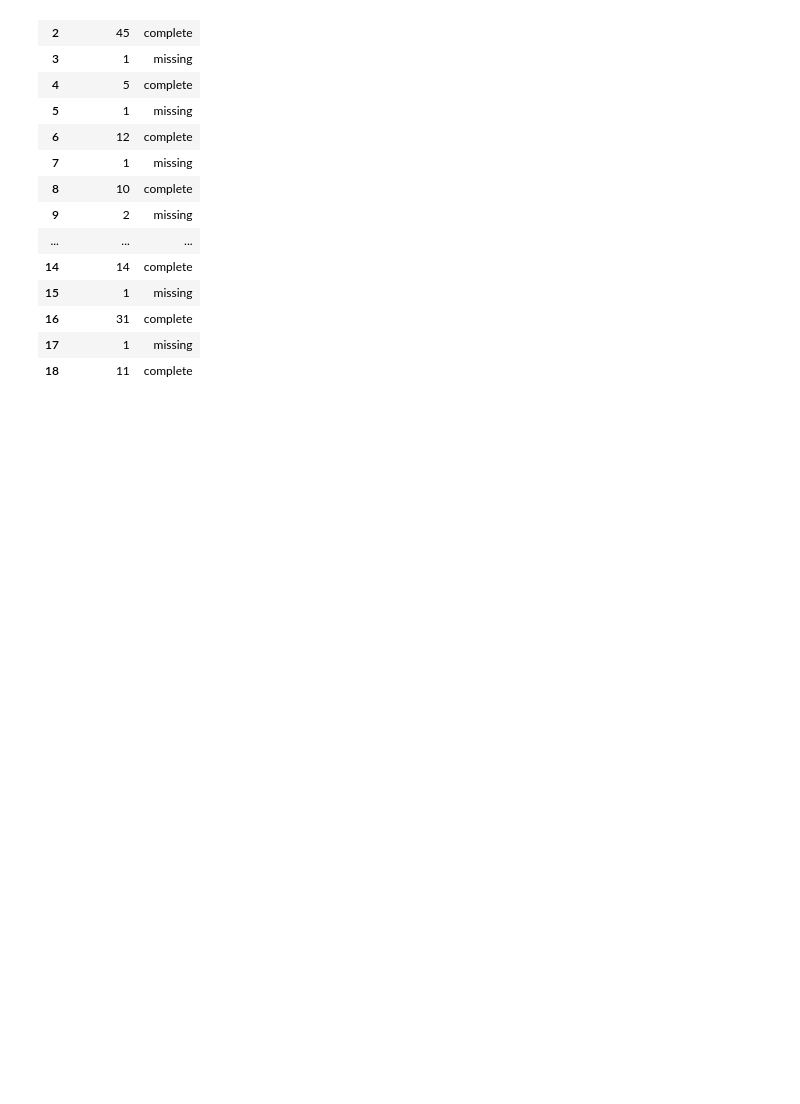
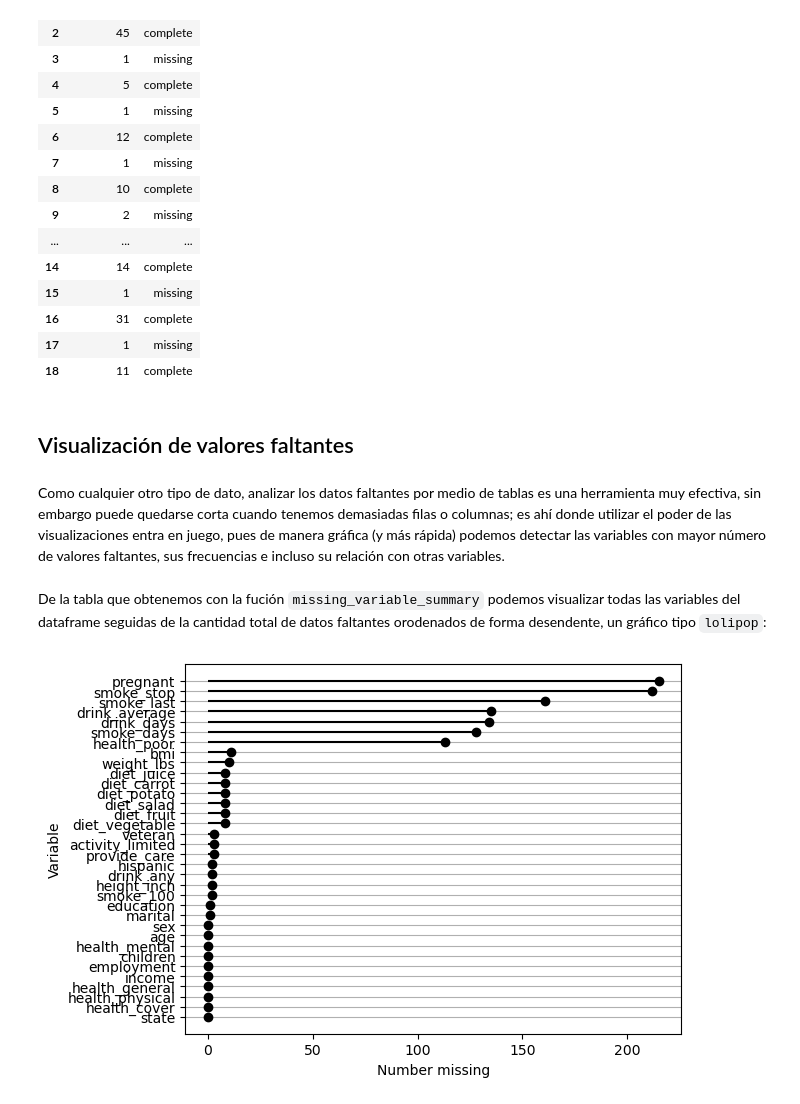
Before and after one commit to pahoalapizco/exploration_missing_values, a Jupyter notebook: notebooks/1.0-exploration_missing_values-manage.ipynb, the cells around one changed output. Drawn from its saved outputs; the diff is of its cells as text; code cells hidden in the pictures; blank space fills up the shorter version.

Commit message:
:sparkles: Visualize missing values

```diff
--- a/notebooks/1.0-exploration_missing_values-manage.ipynb
+++ b/notebooks/1.0-exploration_missing_values-manage.ipynb
@@ -264,3 +267,13 @@ Columnas:
 | 16 | 31 | complete |
 | 17 | 1 | missing |
 | 18 | 11 | complete |
+# %% [markdown]
+## Visualización de valores faltantes
+# %% [markdown]
+Como cualquier otro tipo de dato, analizar los datos faltantes por medio de tablas es una herramienta muy efectiva, sin embargo puede quedarse corta cuando tenemos demasiadas filas o columnas; es ahí donde utilizar el poder de las visualizaciones entra en juego, pues de manera gráfica (y más rápida) podemos detectar las variables con mayor número de valores faltantes, sus frecuencias e incluso su relación con otras variables.
+# %% [markdown]
+De la tabla que obtenemos con la fución `missing_variable_summary` podemos visualizar todas las variables del dataframe seguidas de la cantidad total de datos faltantes orodenados de forma desendente, un gráfico tipo `lolipop`:
+# %%
+riskfactors_df.missing.missing_variable_plot()
+# %% [output]
+[figure, added]
```
Also changed, not shown: parts of 14 cells of this notebook, 1 other file.
